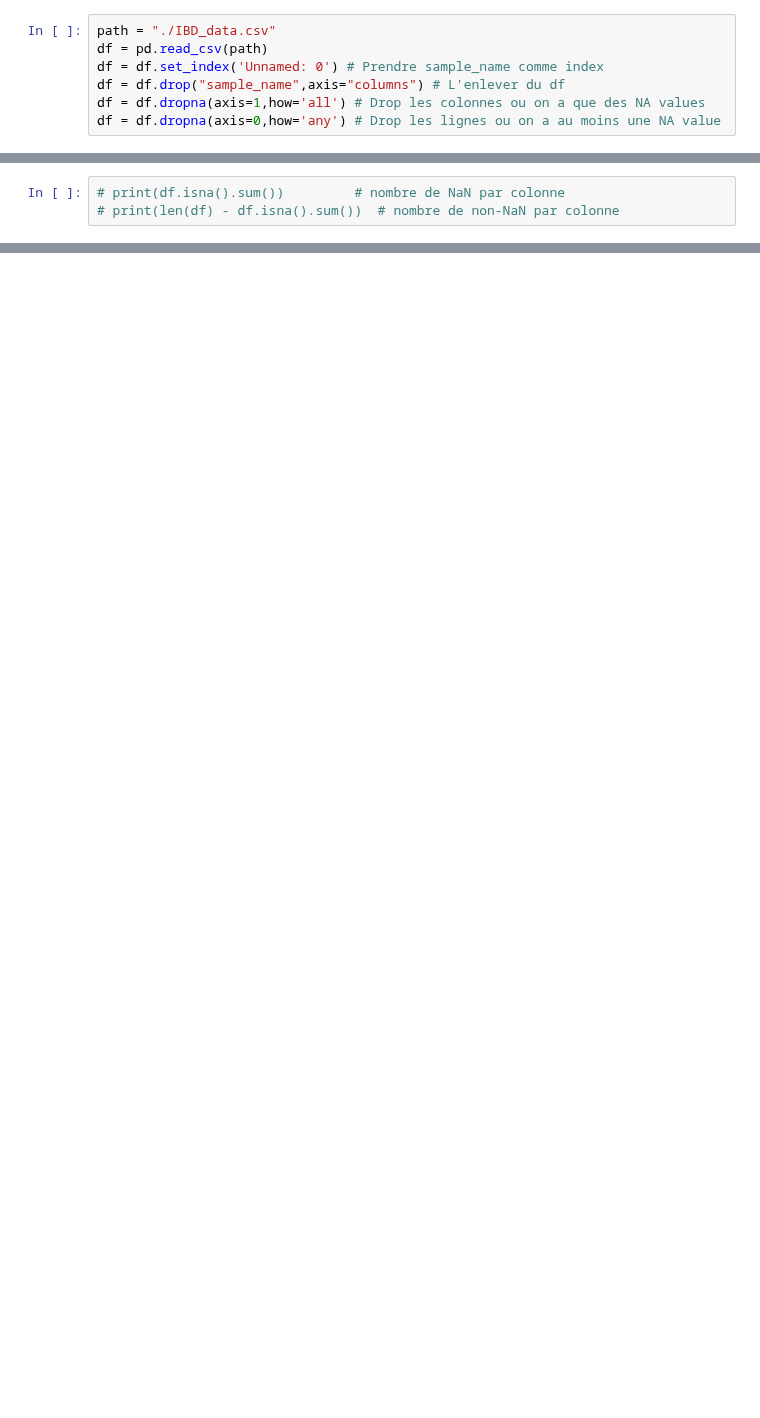
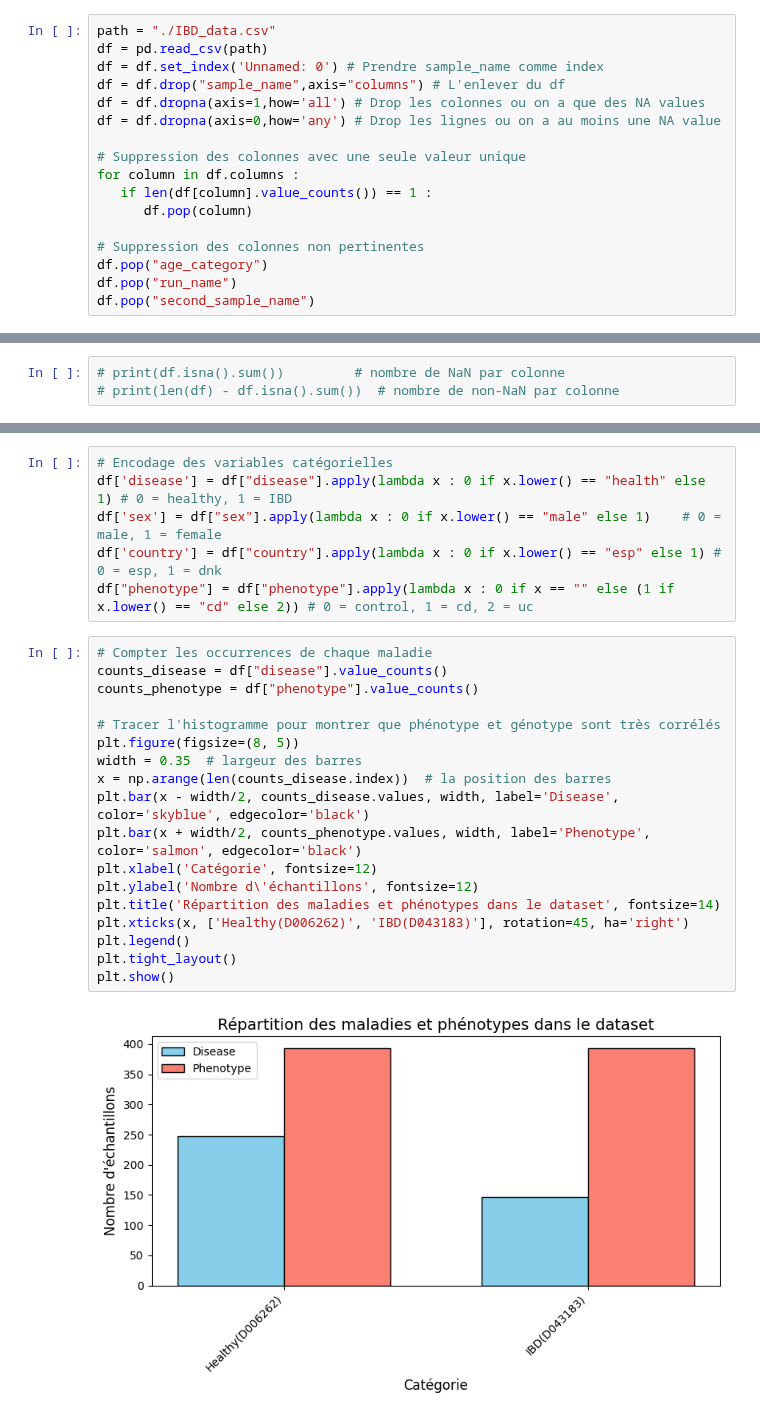
Before and after one commit to latall1017/MLB_PROJECT, a Jupyter notebook: Gut_microbiota_and_Irritable_Bowel_Disease/notebook_1.ipynb, the cells around one changed output, grey strips where cells are left out. Drawn from its saved outputs; the diff is of its cells as text; blank space fills up the shorter version.

```diff
--- a/Gut_microbiota_and_Irritable_Bowel_Disease/notebook_1.ipynb
+++ b/Gut_microbiota_and_Irritable_Bowel_Disease/notebook_1.ipynb
@@ -12,3 +12,13 @@ df = df.set_index('Unnamed: 0') # Prendre sample_name comme index
 df = df.drop("sample_name",axis="columns") # L'enlever du df
 df = df.dropna(axis=1,how='all') # Drop les colonnes ou on a que des NA values
 df = df.dropna(axis=0,how='any') # Drop les lignes ou on a au moins une NA value
+
+# Suppression des colonnes avec une seule valeur unique
+for column in df.columns :
+   if len(df[column].value_counts()) == 1 :
+      df.pop(column)
+
+# Suppression des colonnes non pertinentes
+df.pop("age_category")
+df.pop("run_name")
+df.pop("second_sample_name")
@@ -61,0 +54,26 @@ plt.show()
+# %%
+# Encodage des variables catégorielles
+df['disease'] = df["disease"].apply(lambda x : 0 if x.lower() == "health" else 1) # 0 = healthy, 1 = IBD
+df['sex'] = df["sex"].apply(lambda x : 0 if x.lower() == "male" else 1)    # 0 = male, 1 = female
+df['country'] = df["country"].apply(lambda x : 0 if x.lower() == "esp" else 1) # 0 = esp, 1 = dnk
+df["phenotype"] = df["phenotype"].apply(lambda x : 0 if x == "" else (1 if x.lower() == "cd" else 2)) # 0 = control, 1 = cd, 2 = uc
+# %%
+# Compter les occurrences de chaque maladie
+counts_disease = df["disease"].value_counts()
+counts_phenotype = df["phenotype"].value_counts()
+
+# Tracer l'histogramme pour montrer que phénotype et génotype sont très corrélés
+plt.figure(figsize=(8, 5))
+width = 0.35  # largeur des barres
+x = np.arange(len(counts_disease.index))  # la position des barres
+plt.bar(x - width/2, counts_disease.values, width, label='Disease', color='skyblue', edgecolor='black')
+plt.bar(x + width/2, counts_phenotype.values, width, label='Phenotype', color='salmon', edgecolor='black')
+plt.xlabel('Catégorie', fontsize=12)
+plt.ylabel('Nombre d\'échantillons', fontsize=12)
+plt.title('Répartition des maladies et phénotypes dans le dataset', fontsize=14)
+plt.xticks(x, ['Healthy(D006262)', 'IBD(D043183)'], rotation=45, ha='right')
+plt.legend()
+plt.tight_layout()
+plt.show()
+# %% [output]
+[figure, added]
```
Also changed, not shown: parts of 11 cells of this notebook.
